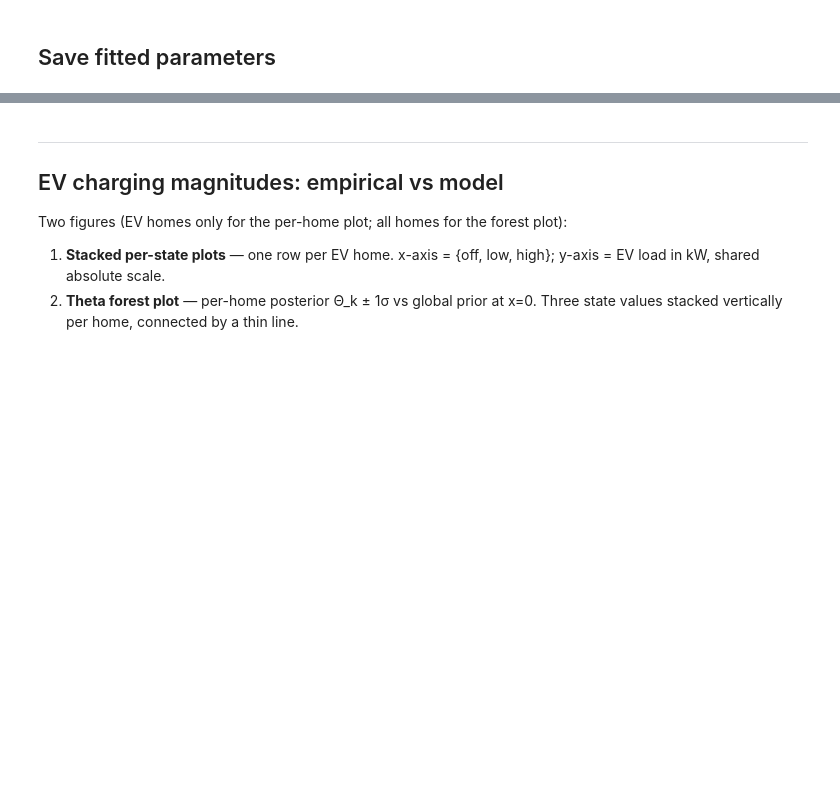
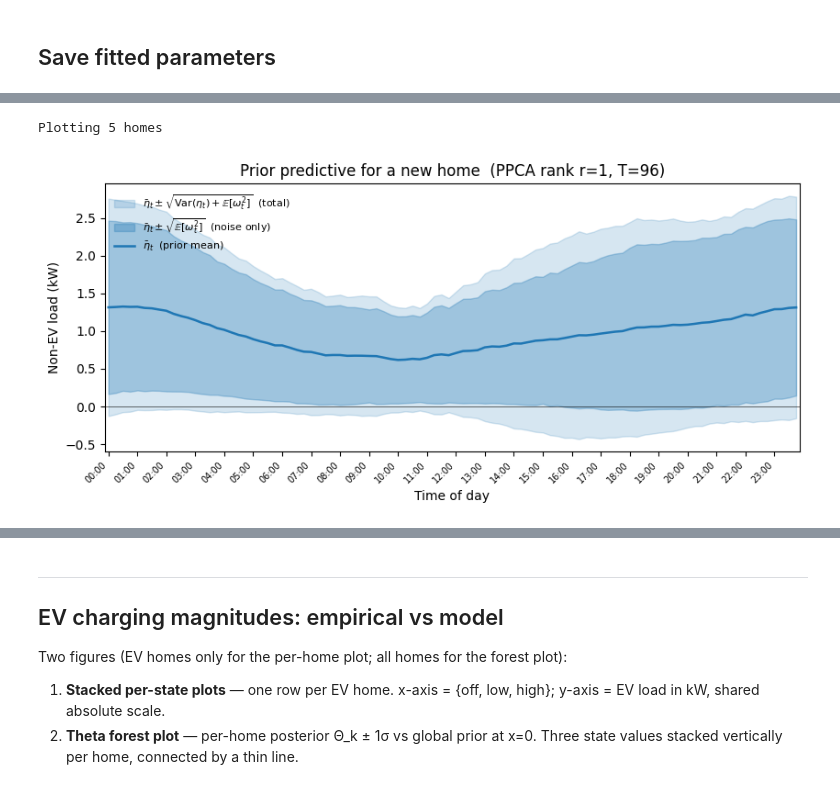
Before and after one commit to jackellishsieh/residential-power-forecasting, a Jupyter notebook: notebooks/jack/fit-model.ipynb, the cells around one changed output, grey strips where cells are left out. Saved outputs shown, nothing was run; the diff lists cells and outputs as text; code cells hidden in the pictures; blank space fills up the shorter version.

```diff
--- a/notebooks/jack/fit-model.ipynb
+++ b/notebooks/jack/fit-model.ipynb
@@ -116,0 +111,17 @@ plt.show()
+# %%
+# ── CONFIGURE ──────────────────────────────────────────────────────────────
+bg_homes_to_plot = [27, 661, 203, 387, 1450]   # None = all homes
+show_individual_traces = False   # faint per-day traces under the empirical mean
+max_trace_days = 50
+# ───────────────────────────────────────────────────────────────────────────
+
+all_home_ids = sorted(train_df['home_id'].unique())
+bg_plot_ids  = bg_homes_to_plot if bg_homes_to_plot is not None else all_home_ids
+print(f'Plotting {len(bg_plot_ids)} homes')
+# %% [output]
+Plotting 5 homes
+# %%
+fig_prior = bgp.plot_prior_predictive(params)
+plt.show()
+# %% [output]
+[figure, added]
```
Also changed, not shown: parts of 16 cells of this notebook, 2 other files.
